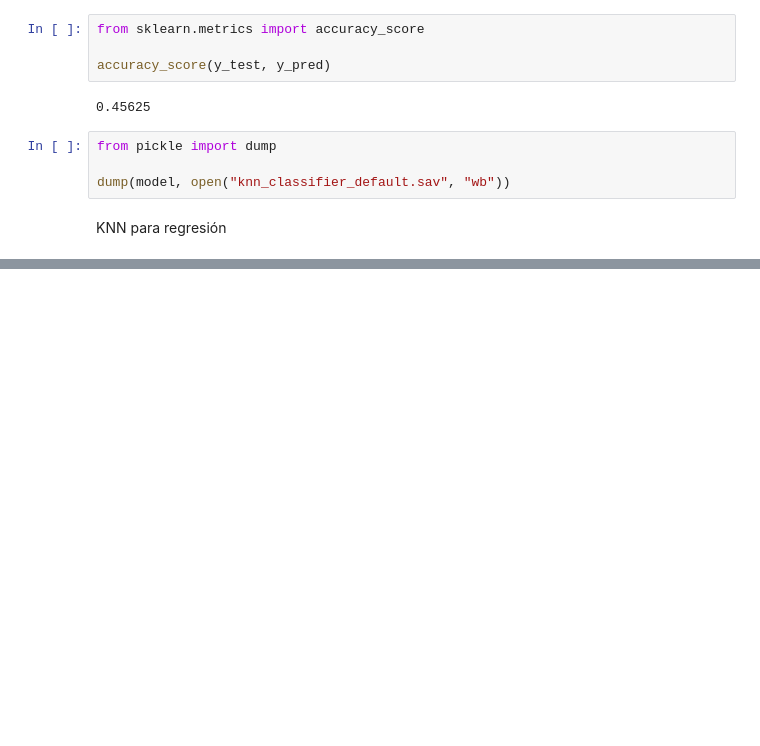
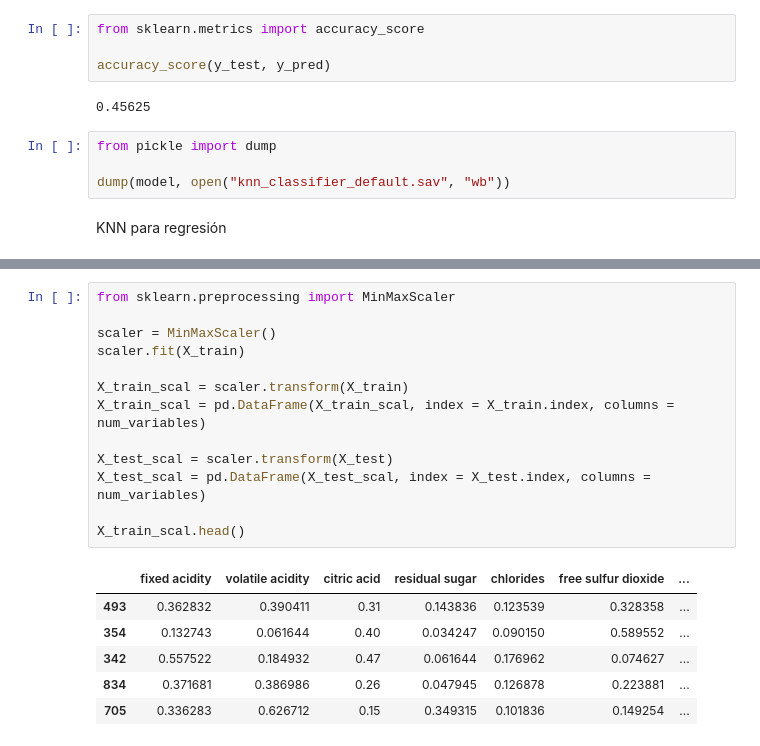
Before and after one commit to emilceinfante/K_Vecinos, a Jupyter notebook: src/explore.ipynb, the cells around one changed output, grey strips where cells are left out. Cells and saved outputs as stored; diff of their text form; blank space fills up the shorter version.

```diff
--- a/src/explore.ipynb
+++ b/src/explore.ipynb
@@ -60,0 +100,20 @@ KNN para regresión
+# %%
+from sklearn.preprocessing import MinMaxScaler
+
+scaler = MinMaxScaler()
+scaler.fit(X_train)
+
+X_train_scal = scaler.transform(X_train)
+X_train_scal = pd.DataFrame(X_train_scal, index = X_train.index, columns = num_variables)
+
+X_test_scal = scaler.transform(X_test)
+X_test_scal = pd.DataFrame(X_test_scal, index = X_test.index, columns = num_variables)
+
+X_train_scal.head()
+# %% [output]
+|  | fixed acidity | volatile acidity | citric acid | residual sugar | chlorides | free sulfur dioxide | ... |
+| 493 | 0.362832 | 0.390411 | 0.31 | 0.143836 | 0.123539 | 0.328358 | ... |
+| 354 | 0.132743 | 0.061644 | 0.40 | 0.034247 | 0.090150 | 0.589552 | ... |
+| 342 | 0.557522 | 0.184932 | 0.47 | 0.061644 | 0.176962 | 0.074627 | ... |
+| 834 | 0.371681 | 0.386986 | 0.26 | 0.047945 | 0.126878 | 0.223881 | ... |
+| 705 | 0.336283 | 0.626712 | 0.15 | 0.349315 | 0.101836 | 0.149254 | ... |
```
Also changed, not shown: parts of 18 cells of this notebook, 1 other file.
